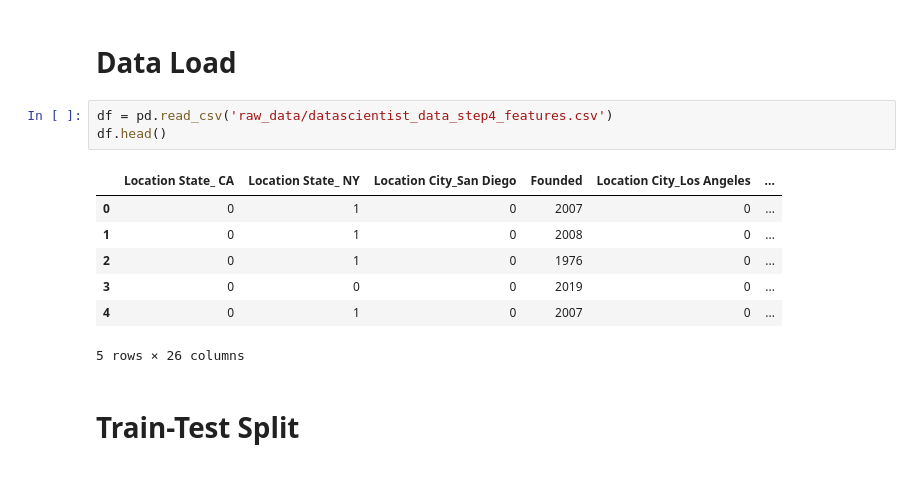
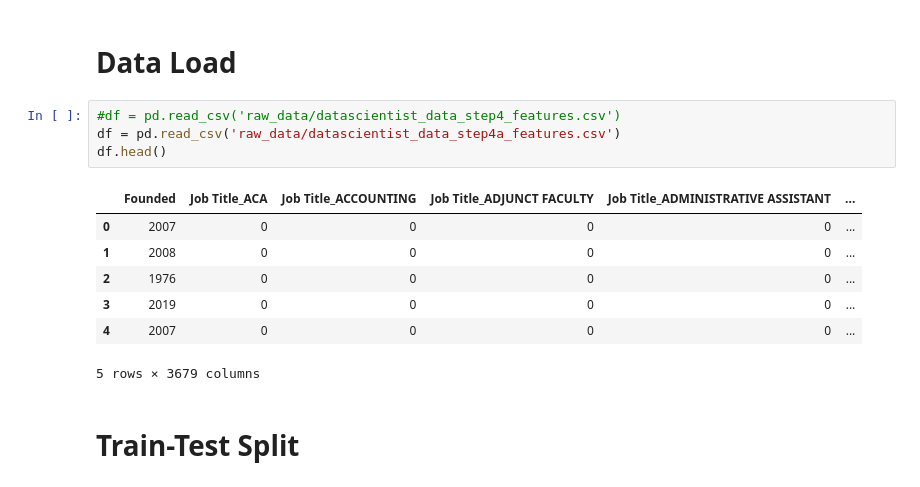
Before and after one commit to sweta0805/Capstone2Project, a Jupyter notebook: Capstone2 Modeling.ipynb, the cells around one changed output. Cells and saved outputs as stored; diff of their text form.

```diff
--- a/Capstone2 Modeling.ipynb
+++ b/Capstone2 Modeling.ipynb
@@ -18,16 +24,17 @@ import graphviz
 # %% [markdown]
 # Data Load
 # %%
-df = pd.read_csv('raw_data/datascientist_data_step4_features.csv')
+#df = pd.read_csv('raw_data/datascientist_data_step4_features.csv')
+df = pd.read_csv('raw_data/datascientist_data_step4a_features.csv')
 df.head()
 # %% [output]
-|  | Location State_ CA | Location State_ NY | Location City_San Diego | Founded | Location City_Los Angeles | ... |
-| 0 | 0 | 1 | 0 | 2007 | 0 | ... |
-| 1 | 0 | 1 | 0 | 2008 | 0 | ... |
-| 2 | 0 | 1 | 0 | 1976 | 0 | ... |
-| 3 | 0 | 0 | 0 | 2019 | 0 | ... |
-| 4 | 0 | 1 | 0 | 2007 | 0 | ... |
+|  | Founded | Job Title_ACA | Job Title_ACCOUNTING | Job Title_ADJUNCT FACULTY | Job Title_ADMINISTRATIVE ASSISTANT | ... |
+| 0 | 2007 | 0 | 0 | 0 | 0 | ... |
+| 1 | 2008 | 0 | 0 | 0 | 0 | ... |
+| 2 | 1976 | 0 | 0 | 0 | 0 | ... |
+| 3 | 2019 | 0 | 0 | 0 | 0 | ... |
+| 4 | 2007 | 0 | 0 | 0 | 0 | ... |
-5 rows × 26 columns
+5 rows × 3679 columns
 # %% [markdown]
 # Train-Test Split
 # %% [markdown]
```
Also changed, not shown: parts of 100 cells of this notebook, 4 other files.
